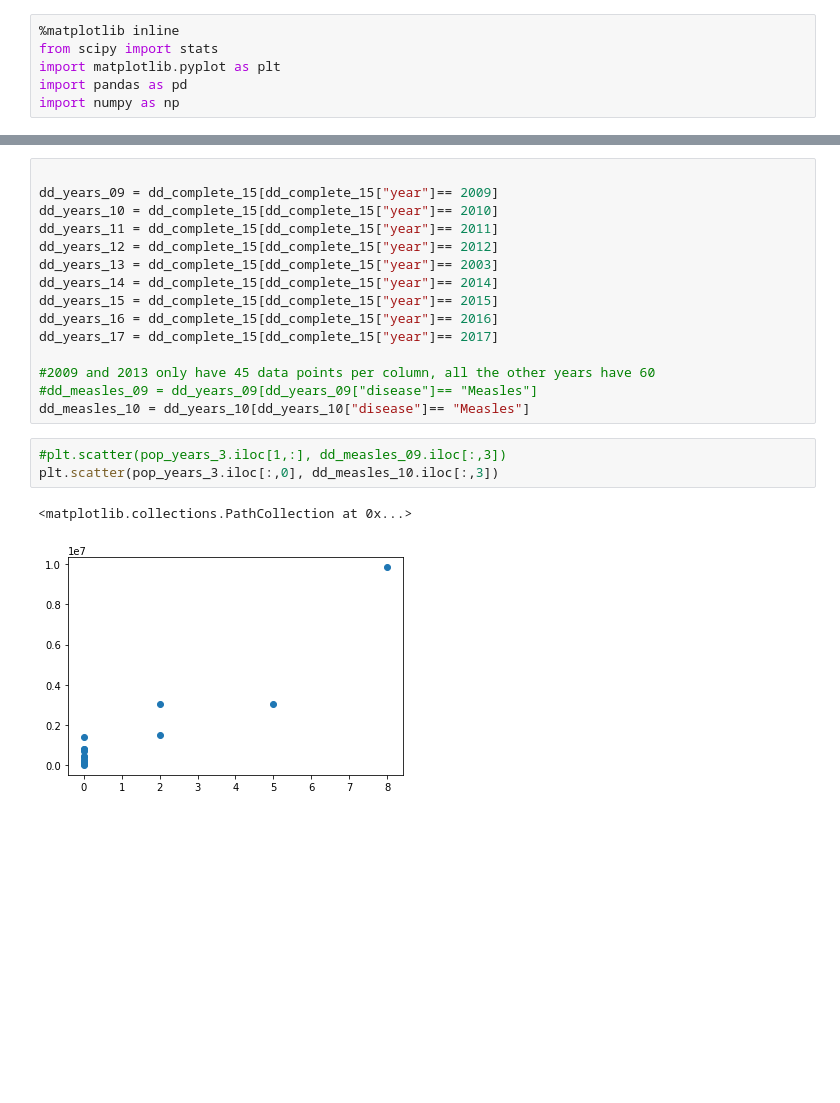
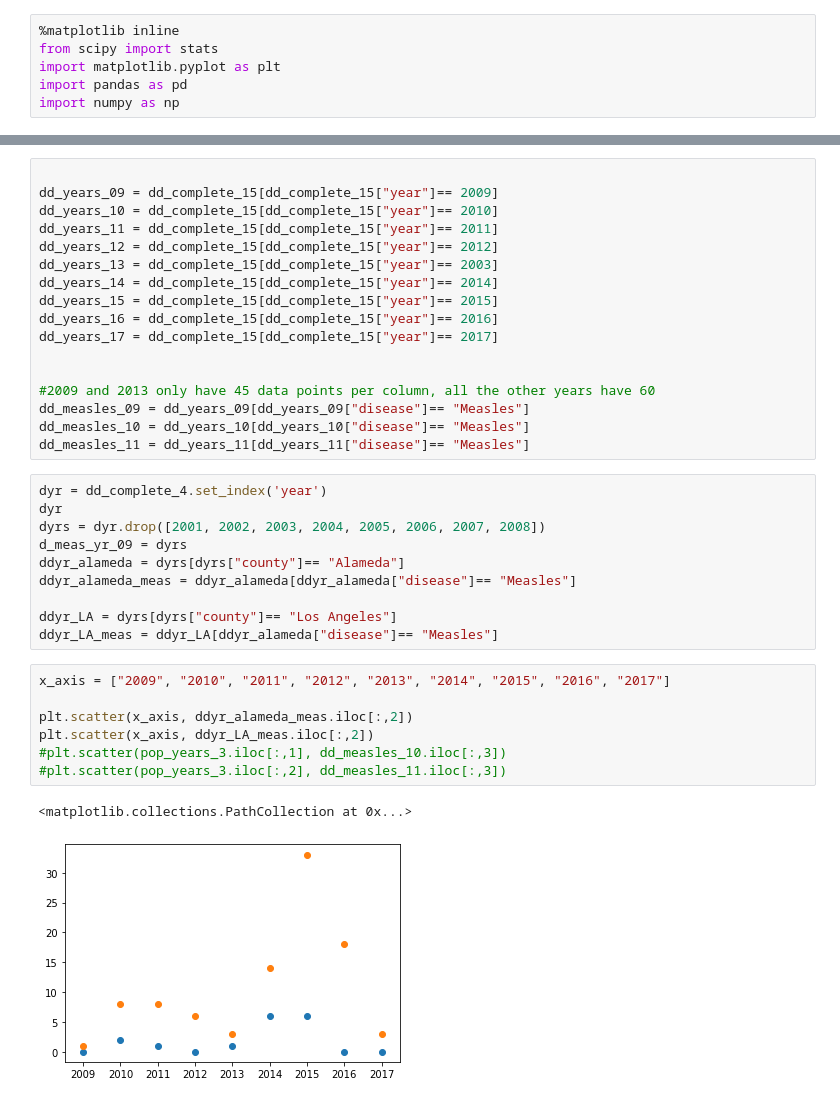
Before and after one commit to GCutaiar/group-project1, a Jupyter notebook: Resource/project1_read_csv_clay.ipynb, the cells around one changed output, grey strips where cells are left out. Saved outputs shown, nothing was run; the diff lists cells and outputs as text; blank space fills up the shorter version.

```diff
--- a/Resource/project1_read_csv_clay.ipynb
+++ b/Resource/project1_read_csv_clay.ipynb
@@ -124,12 +139,28 @@ dd_years_15 = dd_complete_15[dd_complete_15["year"]== 2015]
 dd_years_16 = dd_complete_15[dd_complete_15["year"]== 2016]
 dd_years_17 = dd_complete_15[dd_complete_15["year"]== 2017]
 
+
 #2009 and 2013 only have 45 data points per column, all the other years have 60
-#dd_measles_09 = dd_years_09[dd_years_09["disease"]== "Measles"]
+dd_measles_09 = dd_years_09[dd_years_09["disease"]== "Measles"]
 dd_measles_10 = dd_years_10[dd_years_10["disease"]== "Measles"]
+dd_measles_11 = dd_years_11[dd_years_11["disease"]== "Measles"]
+# %%
+dyr = dd_complete_4.set_index('year')
+dyr
+dyrs = dyr.drop([2001, 2002, 2003, 2004, 2005, 2006, 2007, 2008])
+d_meas_yr_09 = dyrs
+ddyr_alameda = dyrs[dyrs["county"]== "Alameda"]
+ddyr_alameda_meas = ddyr_alameda[ddyr_alameda["disease"]== "Measles"]
+
+ddyr_LA = dyrs[dyrs["county"]== "Los Angeles"]
+ddyr_LA_meas = ddyr_LA[ddyr_alameda["disease"]== "Measles"]
 # %%
-#plt.scatter(pop_years_3.iloc[1,:], dd_measles_09.iloc[:,3])
-plt.scatter(pop_years_3.iloc[:,0], dd_measles_10.iloc[:,3])
+x_axis = ["2009", "2010", "2011", "2012", "2013", "2014", "2015", "2016", "2017"]
+
+plt.scatter(x_axis, ddyr_alameda_meas.iloc[:,2])
+plt.scatter(x_axis, ddyr_LA_meas.iloc[:,2])
+#plt.scatter(pop_years_3.iloc[:,1], dd_measles_10.iloc[:,3])
+#plt.scatter(pop_years_3.iloc[:,2], dd_measles_11.iloc[:,3])
 # %% [output]
 <matplotlib.collections.PathCollection at 0x...>
-[figure, old version]
+[figure, new version]
```
Also changed, not shown: parts of 4 cells of this notebook.
